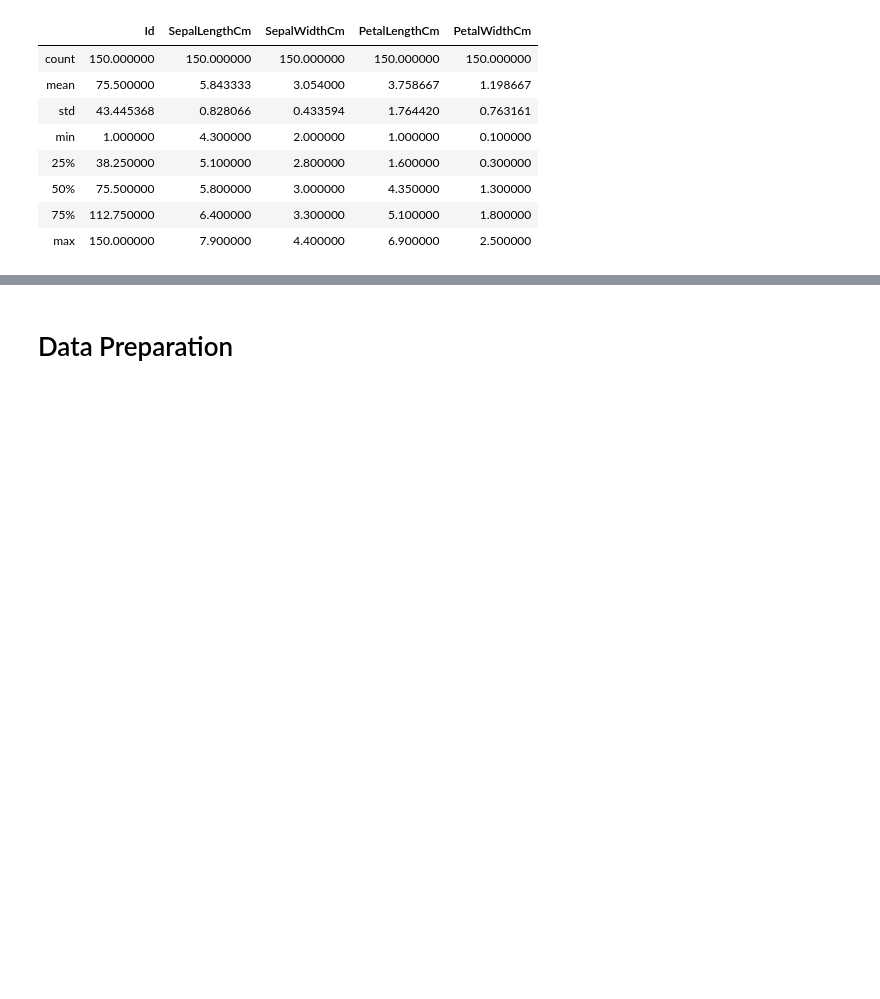
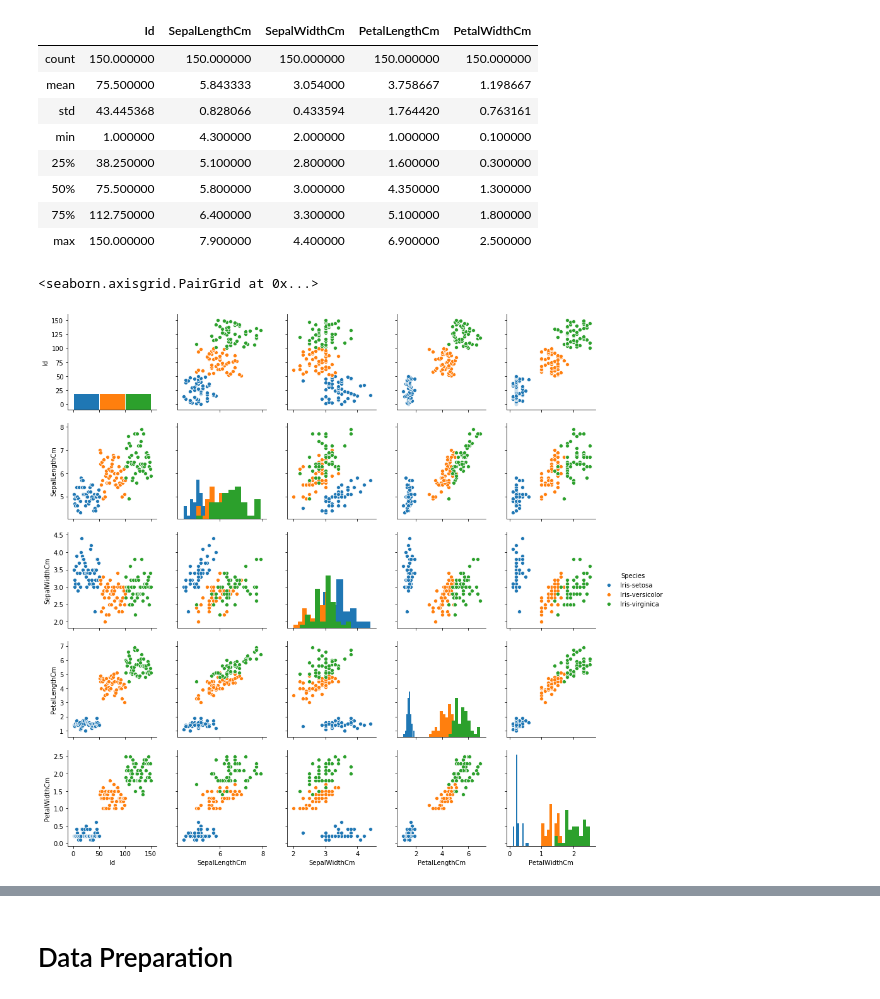
Before and after one commit to bikashk123/Data-Science-Analytics, a Jupyter notebook: Task3_GRIP.ipynb, the cells around one changed output, grey strips where cells are left out. Saved outputs shown, nothing was run; the diff lists cells and outputs as text; code cells hidden in the pictures; blank space fills up the shorter version.

```diff
--- a/Task3_GRIP.ipynb
+++ b/Task3_GRIP.ipynb
@@ -33,3 +33,8 @@ data.describe()
 | 50% | 75.500000 | 5.800000 | 3.000000 | 4.350000 | 1.300000 |
 | 75% | 112.750000 | 6.400000 | 3.300000 | 5.100000 | 1.800000 |
 | max | 150.000000 | 7.900000 | 4.400000 | 6.900000 | 2.500000 |
+# %%
+sns.pairplot(data,diag_kind='hist',hue='Species')
+# %% [output]
+<seaborn.axisgrid.PairGrid at 0x...>
+[figure, added]
```
Also changed, not shown: parts of 12 cells of this notebook.
